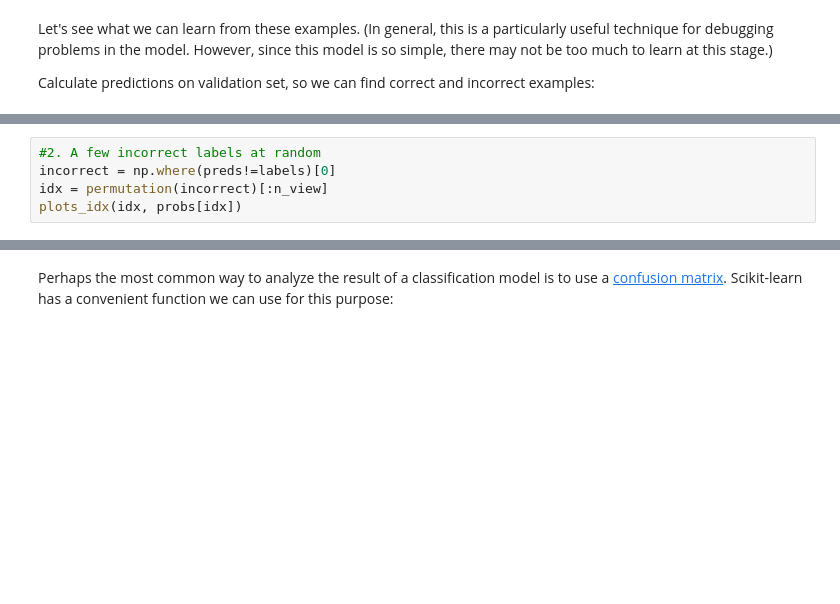
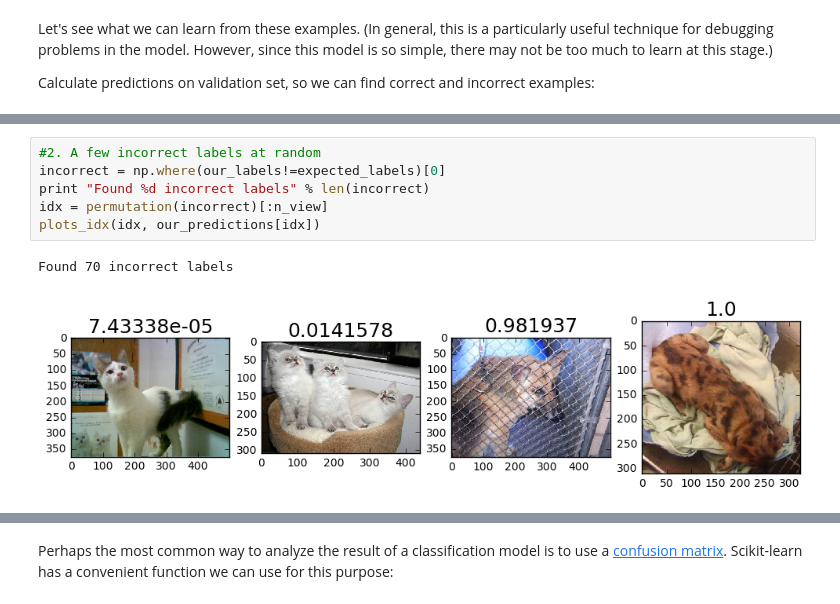
Before and after one commit to bfortuner/deep_learning_course, a Jupyter notebook: lesson1/redux_refactor.ipynb, the cells around one changed output, grey strips where cells are left out. Drawn from its saved outputs; the diff is of its cells as text; blank space fills up the shorter version.

```diff
--- a/lesson1/redux_refactor.ipynb
+++ b/lesson1/redux_refactor.ipynb
@@ -203,6 +266,10 @@ plots_idx(idx, probs[idx])
 # %%
 #2. A few incorrect labels at random
-incorrect = np.where(preds!=labels)[0]
+incorrect = np.where(our_labels!=expected_labels)[0]
+print "Found %d incorrect labels" % len(incorrect)
 idx = permutation(incorrect)[:n_view]
-plots_idx(idx, probs[idx])
+plots_idx(idx, our_predictions[idx])
+# %% [output]
+Found 70 incorrect labels
+[figure, added]
 # %%
```
Also changed, not shown: parts of 87 cells of this notebook, 1 other file.
